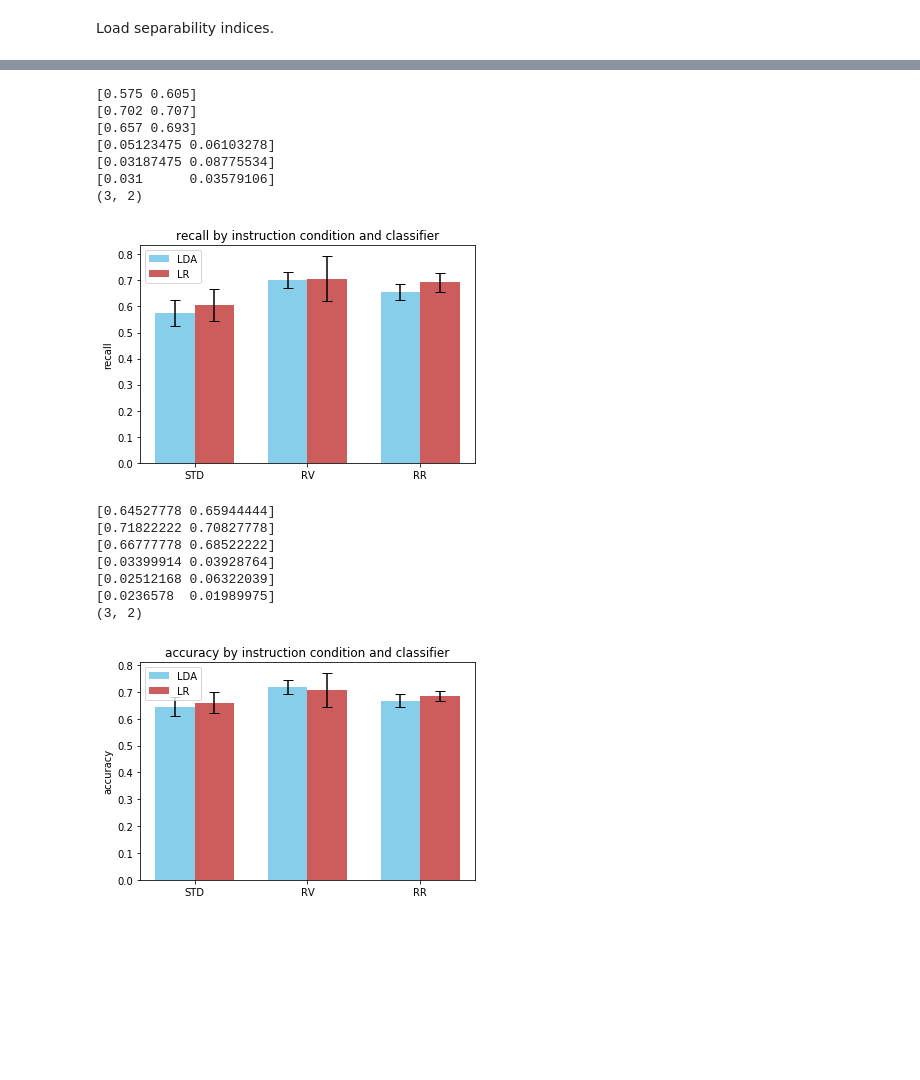
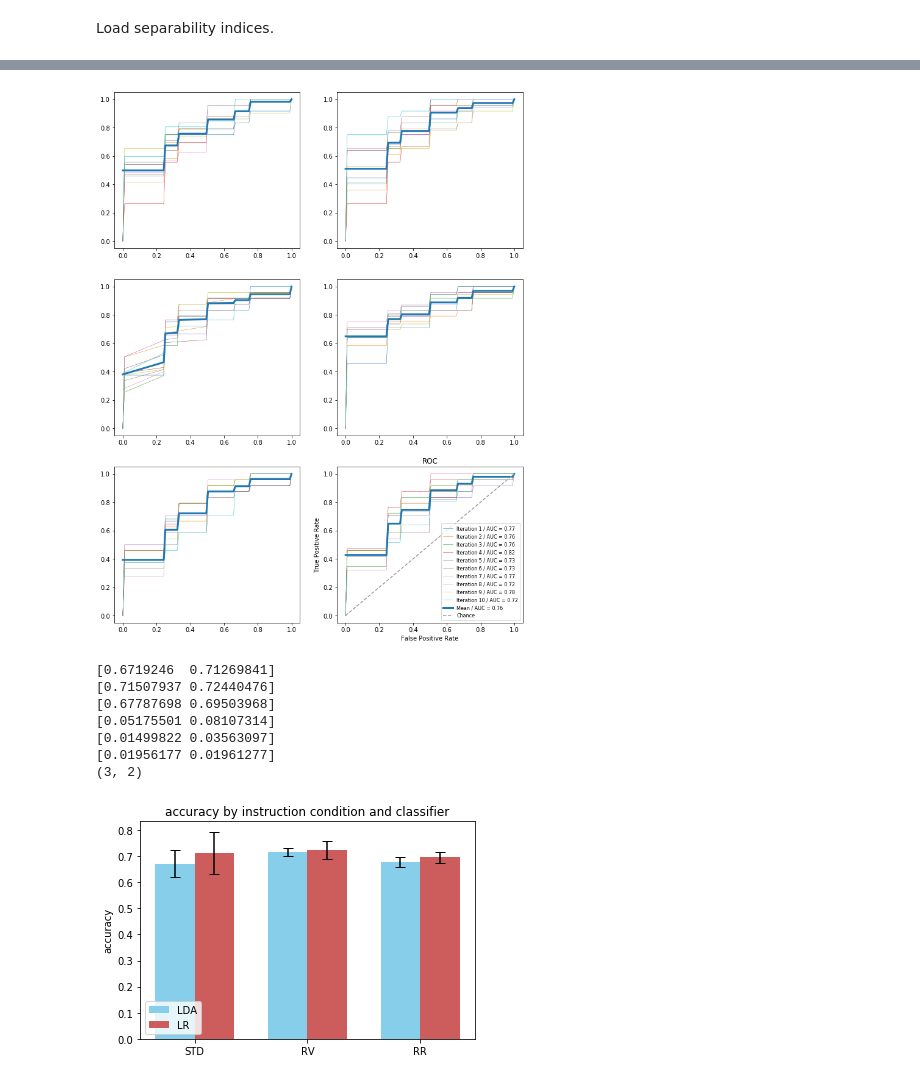
Before and after one commit to liephat/personality_seegnature, a Jupyter notebook: personality_seegnature/classify-interr1.ipynb, the cells around one changed output, grey strips where cells are left out. Saved outputs shown, nothing was run; the diff lists cells and outputs as text; code cells hidden in the pictures; blank space fills up the shorter version.

```diff
--- a/personality_seegnature/classify-interr1.ipynb
+++ b/personality_seegnature/classify-interr1.ipynb
@@ -264,13 +253,16 @@ def run_evaluation(clf, X, y, n_splits, score='accuracy'):
     return results
 # %%
-def run_set_of_evaluations(score):
+def run_set_of_evaluations(score, n_splits):
+    # prepare plots
+    fig, ax = plt.subplots(3, 2, figsize=(12, 16))
+
     ### Evaluation of classification with STD
 
     lda = LinearDiscriminantAnalysis(solver='lsqr', shrinkage=0.2)
     lr = LogisticRegression(C=100, fit_intercept=True, penalty='l1', solver='liblinear')
 
-    results_lda = run_evaluation(lda, X_std, y_std, score)
-    results_lr = run_evaluation(lr, X_std, y_std, score)
+    results_lda = run_evaluation(lda, X_std, y_std, n_splits, score, ax=ax[0, 0])
+    results_lr = run_evaluation(lr, X_std, y_std, n_splits, score, ax[0, 1])
 
     results_std = []
     results_std.append(results_lda)
@@ -281,8 +273,8 @@ def run_set_of_evaluations(score):
     lda = LinearDiscriminantAnalysis(solver='lsqr', shrinkage=1.0)
     lr = LogisticRegression(C=10, fit_intercept=True, penalty='l1', solver='liblinear')
 
-    results_lda = run_evaluation(lda, X_rv, y_rv, score)
-    results_lr = run_evaluation(lr, X_rv, y_rv, score)
+    results_lda = run_evaluation(lda, X_rv, y_rv, n_splits, score, ax[1, 0])
+    results_lr = run_evaluation(lr, X_rv, y_rv, n_splits, score, ax[1, 1])
 
     results_rv = []
     results_rv.append(results_lda)
@@ -293,15 +285,28 @@ def run_set_of_evaluations(score):
     lda = LinearDiscriminantAnalysis(solver='lsqr', shrinkage=0.9)
     lr = LogisticRegression(C=0.1, fit_intercept=True, penalty='l1', solver='liblinear')
 
-    results_lda = run_evaluation(lda, X_rr, y_rr, score)
-    results_lr = run_evaluation(lr, X_rr, y_rr, score)
+    results_lda = run_evaluation(lda, X_rr, y_rr, n_splits, score, ax[2, 0])
+    results_lr = run_evaluation(lr, X_rr, y_rr, n_splits, score, ax[2, 1])
 
     results_rr = []
     results_rr.append(results_lda)
     results_rr.append(results_lr)
 
+    # make plots - ROC
+    plt.plot([0, 1], [0, 1], '--', color=(0.6, 0.6, 0.6), label='Chance')
 
-    # make graphics
+    plt.xlim([-0.05, 1.05])
+    plt.ylim([-0.05, 1.05])
+    plt.xlabel('False Positive Rate')
+    plt.ylabel('True Positive Rate')
+    plt.title('ROC')
+    plt.legend(loc="lower right", prop={'size':8})
+
+    plot_path = os.path.abspath(os.path.join(image_directory, 'interr1_roc_comparison_lr_lda.png'))
+    plt.savefig(plot_path, dpi=300, bbox_inches='tight')
+    plt.show()
+
+    # make plots - bars
     results_std = np.array(results_std)
     results_rv = np.array(results_rv)
     results_rr = np.array(results_rr)
@@ -356,11 +349,0 @@ run_set_of_evaluations('precision')
-# %%
-run_set_of_evaluations('recall')
-# %% [output]
-[0.575 0.605]
-[0.702 0.707]
-[0.657 0.693]
-[0.05123475 0.06103278]
-[0.03187475 0.08775534]
-[0.031      0.03579106]
-(3, 2)
-[figure, removed]
@@ -367,11 +354,12 @@ run_set_of_evaluations('recall')
 # %%
-run_set_of_evaluations('accuracy')
+run_set_of_evaluations('accuracy', 6)
 # %% [output]
+[figure, new version]
-[0.64527778 0.65944444]
-[0.71822222 0.70827778]
-[0.66777778 0.68522222]
-[0.03399914 0.03928764]
-[0.02512168 0.06322039]
-[0.0236578  0.01989975]
+[0.6719246  0.71269841]
+[0.71507937 0.72440476]
+[0.67787698 0.69503968]
+[0.05175501 0.08107314]
+[0.01499822 0.03563097]
+[0.01956177 0.01961277]
 (3, 2)
-[figure, old version]
+[figure, added]
```
Also changed, not shown: parts of 8 cells of this notebook, 1 other file.
